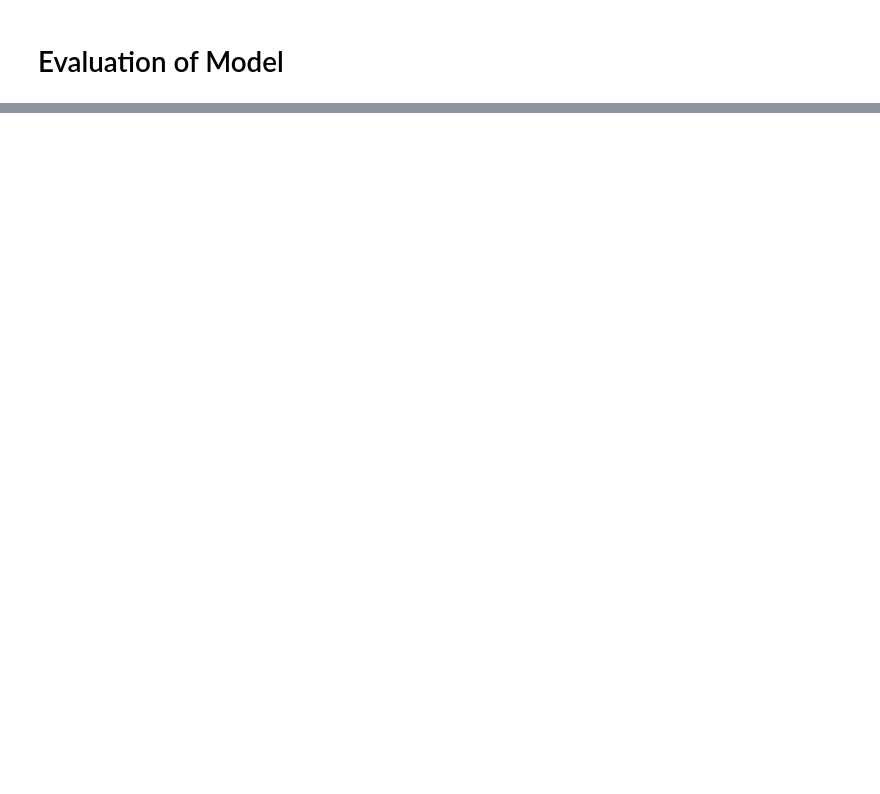
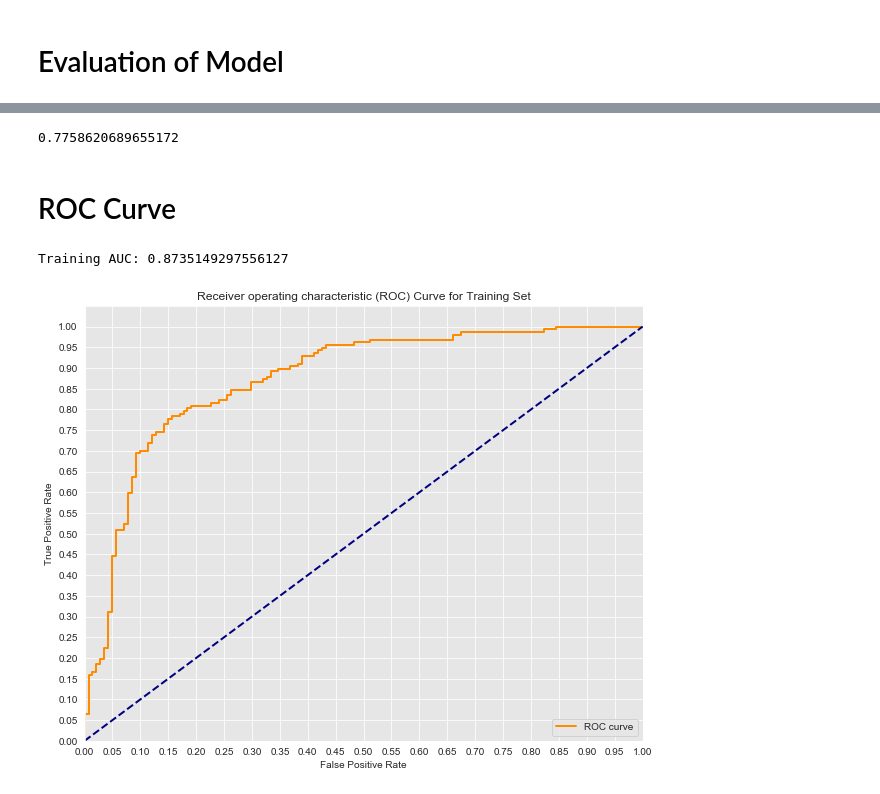
Before and after one commit to estkae/HR_project, a Jupyter notebook: Evaluation_Modeling.ipynb, the cells around one changed output, grey strips where cells are left out. Saved outputs shown, nothing was run; the diff lists cells and outputs as text; code cells hidden in the pictures; blank space fills up the shorter version.

```diff
--- a/Evaluation_Modeling.ipynb
+++ b/Evaluation_Modeling.ipynb
@@ -859,0 +877,48 @@ Testing F1-Score:  0.6813186813186813
+# %%
+specificity
+# %% [output]
+0.7758620689655172
+# %% [markdown]
+# ROC Curve
+# %%
+# Import roc_curve, auc
+from sklearn.metrics import roc_curve, auc
+
+# Calculate the probability scores of each point in the training set
+y_train_score = model_log.decision_function(X_train)
+
+# Calculate the fpr, tpr, and thresholds for the training set
+train_fpr, train_tpr, thresholds = roc_curve(y_train, y_train_score)
+
+# Calculate the probability scores of each point in the test set
+y_test_score = model_log.decision_function(X_test)
+
+# Calculate the fpr, tpr, and thresholds for the test set
+test_fpr, test_tpr, test_thresholds = roc_curve(y_test, y_test_score)
+# %%
+import matplotlib.pyplot as plt
+import seaborn as sns
+%matplotlib inline
+
+# Seaborn's beautiful styling
+sns.set_style('darkgrid', {'axes.facecolor': '0.9'})
+
+# ROC curve for training set
+plt.figure(figsize=(10, 8))
+lw = 2
+plt.plot(train_fpr, train_tpr, color='darkorange',
+         lw=lw, label='ROC curve')
+plt.plot([0, 1], [0, 1], color='navy', lw=lw, linestyle='--')
+plt.xlim([0.0, 1.0])
+plt.ylim([0.0, 1.05])
+plt.yticks([i/20.0 for i in range(21)])
+plt.xticks([i/20.0 for i in range(21)])
+plt.xlabel('False Positive Rate')
+plt.ylabel('True Positive Rate')
+plt.title('Receiver operating characteristic (ROC) Curve for Training Set')
+plt.legend(loc='lower right')
+print('Training AUC: {}'.format(auc(train_fpr, train_tpr)))
+plt.show()
+# %% [output]
+Training AUC: 0.8735149297556127
+[figure, added]
```
Also changed, not shown: parts of 45 cells of this notebook.
